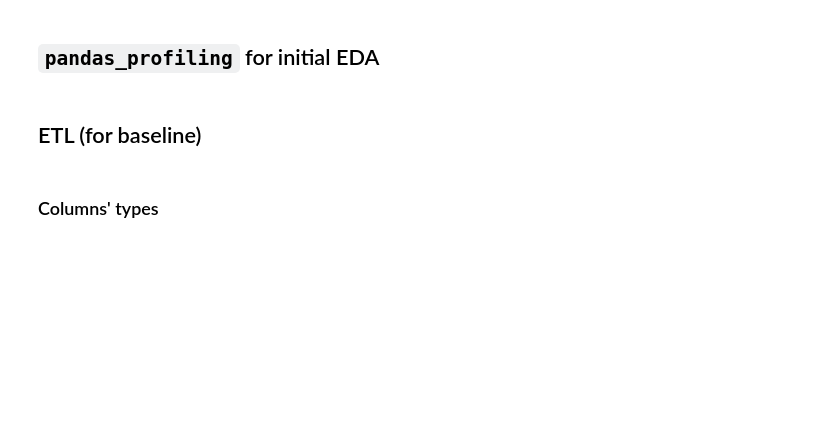
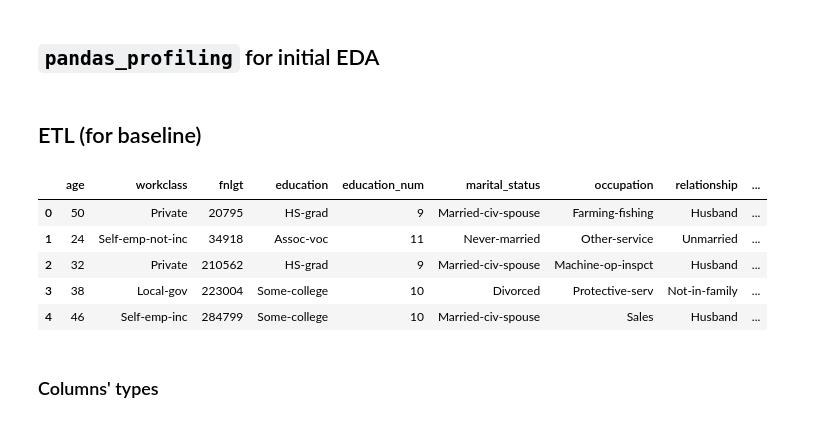
Before and after one commit to biddy1618/udacity-mldevops-3-project-mlmodel-fastapi-heroku, a Jupyter notebook: src/eda/EDA.ipynb, the cells around one changed output. Saved outputs shown, nothing was run; the diff lists cells and outputs as text; code cells hidden in the pictures; blank space fills up the shorter version.

```diff
--- a/src/eda/EDA.ipynb
+++ b/src/eda/EDA.ipynb
@@ -125,6 +157,17 @@ profile = ProfileReport(df, title="Pandas Profiling Report", explorative=True)
 profile
 # %% [markdown]
 ## ETL (for baseline)
+# %%
+DATA_PATH = '../data/train.csv'
+df = pd.read_csv(DATA_PATH)
+df.head()
+# %% [output]
+|  | age | workclass | fnlgt | education | education_num | marital_status | occupation | relationship | ... |
+| 0 | 50 | Private | 20795 | HS-grad | 9 | Married-civ-spouse | Farming-fishing | Husband | ... |
+| 1 | 24 | Self-emp-not-inc | 34918 | Assoc-voc | 11 | Never-married | Other-service | Unmarried | ... |
+| 2 | 32 | Private | 210562 | HS-grad | 9 | Married-civ-spouse | Machine-op-inspct | Husband | ... |
+| 3 | 38 | Local-gov | 223004 | Some-college | 10 | Divorced | Protective-serv | Not-in-family | ... |
+| 4 | 46 | Self-emp-inc | 284799 | Some-college | 10 | Married-civ-spouse | Sales | Husband | ... |
 # %%
 RANDOM_STATE = 48
 TEST_SIZE = 0.2
```
Also changed, not shown: parts of 18 cells of this notebook, 8 other files.
